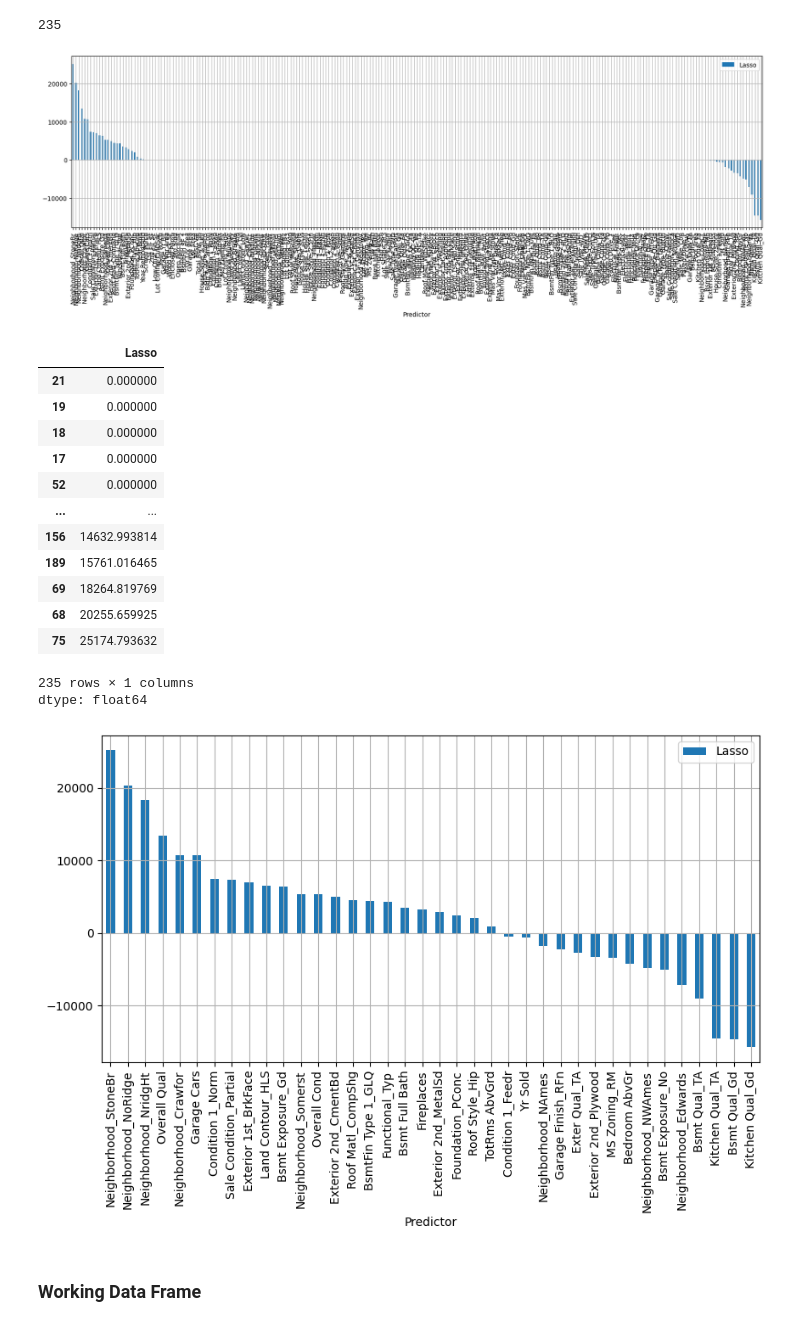
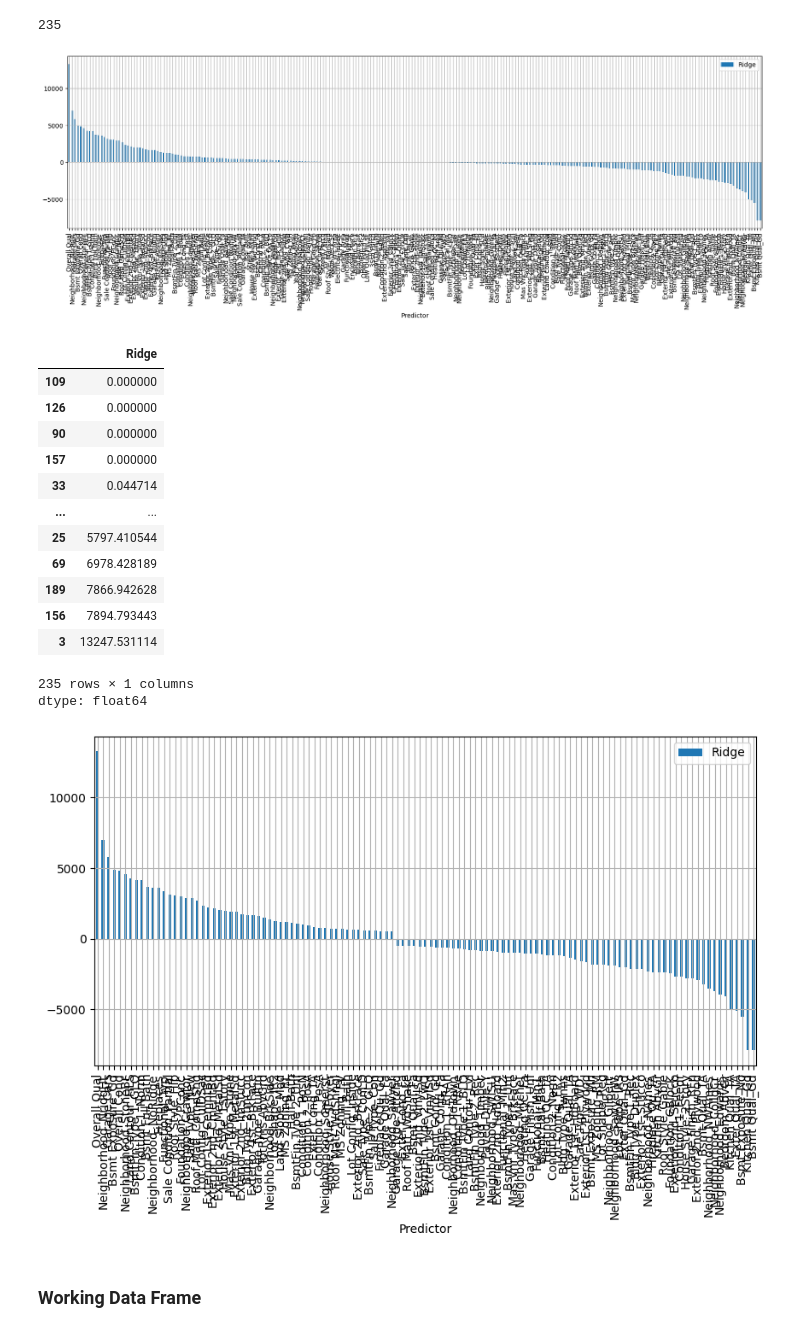
Before and after one commit to cnmi-ds-22/efitznm___Data-Science-Portfolio-C22, a Jupyter notebook: Modules/Module_2_Regression/Projects/Instructions/Project.2-Housing/Housing-Pass-20.ipynb, the cells around one changed output. Drawn from its saved outputs; the diff is of its cells as text; code cells hidden in the pictures.

```diff
--- a/Modules/Module_2_Regression/Projects/Instructions/Project.2-Housing/Housing-Pass-20.ipynb
+++ b/Modules/Module_2_Regression/Projects/Instructions/Project.2-Housing/Housing-Pass-20.ipynb
@@ -489,13 +489,13 @@ for a in alpha:
     X_test_scaled = scaler.transform(X_test)
 
     # Create the model
-    model_lasso = Lasso(alpha = a, tol = .01, max_iter=10_000); # Looping through alpha
+    model_ridge = Ridge(alpha = a, tol = .01, max_iter=10_000); # Looping through alpha
 
     # Fit regression
-    model_lasso.fit(X_train_scaled, y_train)
+    model_ridge.fit(X_train_scaled, y_train)
 
     # Predict
-    y_pred = model_lasso.predict(X_test_scaled)
+    y_pred = model_ridge.predict(X_test_scaled)
 
     # Calculate and record performance metric
     results[idx] = np.sqrt(mean_squared_error(y_test,y_pred))
@@ -526,7 +526,7 @@ np.int64(300)
 # %%
 # %%capture --no-stdout
 # Perform CV
-n = 300
+n = 200
 results = np.zeros(n)
 
 for idx in range(n):
@@ -542,17 +542,17 @@ for idx in range(n):
   X_test_scaled = scaler.transform(X_test)
 
   # Create the model
-  model_lasso = Lasso(alpha = a, tol = .01, max_iter=10000)
+  model_ridge = Ridge(alpha = a, tol = .01, max_iter=10000)
 
   # Fit regression
-  model_lasso.fit(X_train, y_train)
+  model_ridge.fit(X_train, y_train)
 
   # Predict
-  y_pred = model_lasso.predict(X_test)
+  y_pred = model_ridge.predict(X_test)
 
   # Calculate and record performance metric
   results[idx] = np.sqrt(mean_squared_error(y_test,y_pred))
 
 print(f"CV RMSE: {results.mean().round(2)}")
-print(f"Number of Predictors: {sum(model_lasso.coef_ >0)}")
+print(f"Number of Predictors: {sum(model_ridge.coef_ >0)}")
 # %% [output]
@@ -570,39 +570,39 @@ len(X_all_features.columns)
 # Plot model coefficients
 model_results = pd.DataFrame()
 model_results['Predictor'] = X_all_features.columns
-model_results['Lasso'] = model_lasso.coef_
-model_results.sort_values( by = ["Lasso"], ascending = False ).plot(
+model_results['Ridge'] = model_ridge.coef_
+model_results.sort_values( by = ["Ridge"], ascending = False ).plot(
     x = 'Predictor',
     kind = 'bar',
     figsize = (20,5)
     )
 plt.grid()
 # %% [output]
-[figure, old version]
+[figure, new version]
 # %%
-model_results['Lasso'].abs().sort_values()
+model_results['Ridge'].abs().sort_values()
 # %% [output]
-|  | Lasso |
-| 21 | 0.000000 |
-| 19 | 0.000000 |
-| 18 | 0.000000 |
-| 17 | 0.000000 |
-| 52 | 0.000000 |
+|  | Ridge |
+| 109 | 0.000000 |
+| 126 | 0.000000 |
+| 90 | 0.000000 |
+| 157 | 0.000000 |
+| 33 | 0.044714 |
 | ... | ... |
-| 156 | 14632.993814 |
-| 189 | 15761.016465 |
-| 69 | 18264.819769 |
-| 68 | 20255.659925 |
-| 75 | 25174.793632 |
+| 25 | 5797.410544 |
+| 69 | 6978.428189 |
+| 189 | 7866.942628 |
+| 156 | 7894.793443 |
+| 3 | 13247.531114 |
 235 rows × 1 columns
 dtype: float64
 # %%
 # Plot parameters with coefficients greater than 0
-greater_0 = model_results[(model_results['Lasso'] > 500 ) | (model_results['Lasso'] < -500 )]
-greater_0.sort_values( by = ["Lasso"], ascending = False ).plot(x = 'Predictor', kind = 'bar', figsize = (10,5))
+greater_0 = model_results[(model_results['Ridge'] > 500 ) | (model_results['Ridge'] < -500 )]
+greater_0.sort_values( by = ["Ridge"], ascending = False ).plot(x = 'Predictor', kind = 'bar', figsize = (10,5))
 plt.grid()
 # %% [output]
-[figure, old version]
+[figure, new version]
 # %%
 X_features_work = X_all_features[greater_0["Predictor"]]
 # %% [markdown]
```
Also changed, not shown: parts of 28 cells of this notebook.
